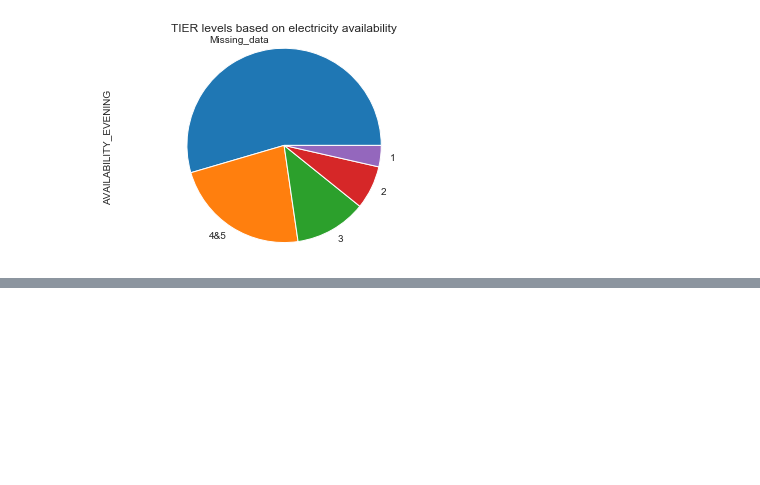
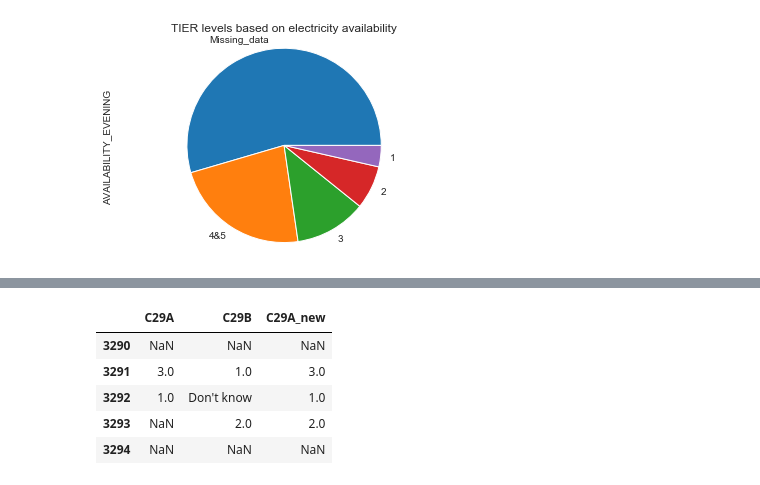
Before and after one commit to HEDERA-PLATFORM/mtf-rwanda-analysis, a Jupyter notebook: Rwanda_MTF.ipynb, the cells around one changed output, grey strips where cells are left out. Saved outputs shown, nothing was run; the diff lists cells and outputs as text; code cells hidden in the pictures; blank space fills up the shorter version.

```diff
--- a/Rwanda_MTF.ipynb
+++ b/Rwanda_MTF.ipynb
@@ -479,0 +488,2 @@ Text(0.5, 1.0, 'TIER levels based on electricity availability')
+# %%
+df_dis= df[['C29A','C29B']]
@@ -479,0 +515,11 @@ Text(0.5, 1.0, 'TIER levels based on electricity availability')
+# %%
+df_dis['C29A_new'] = df_dis.C29A.fillna(value=df_dis.C29B)
+# %%
+df_dis.tail()
+# %% [output]
+|  | C29A | C29B | C29A_new |
+| 3290 | NaN | NaN | NaN |
+| 3291 | 3.0 | 1.0 | 3.0 |
+| 3292 | 1.0 | Don't know | 1.0 |
+| 3293 | NaN | 2.0 | 2.0 |
+| 3294 | NaN | NaN | NaN |
```
Also changed, not shown: parts of 41 cells of this notebook.
